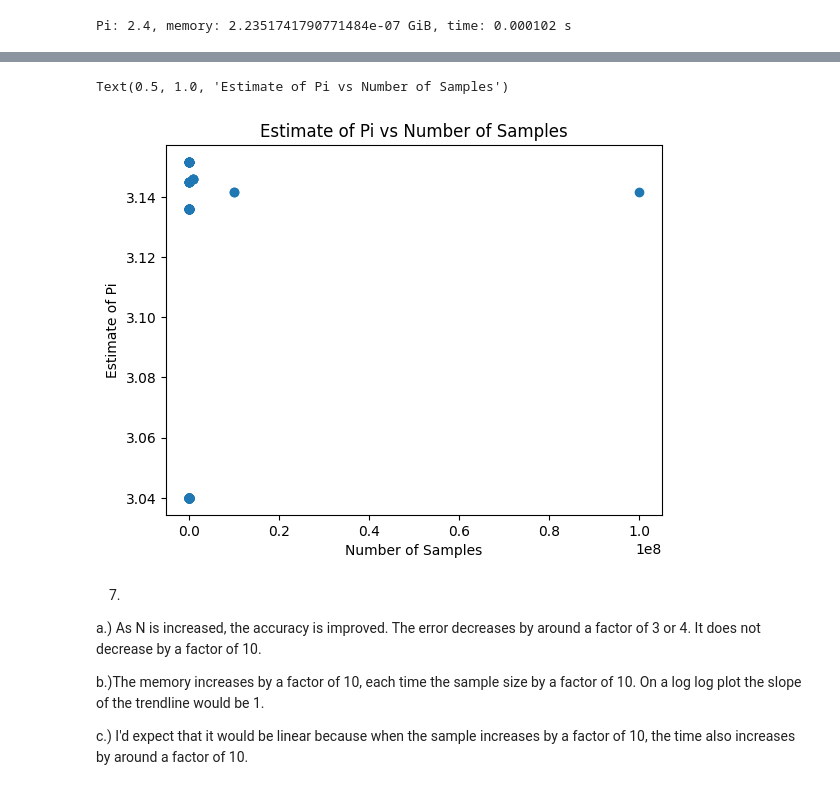
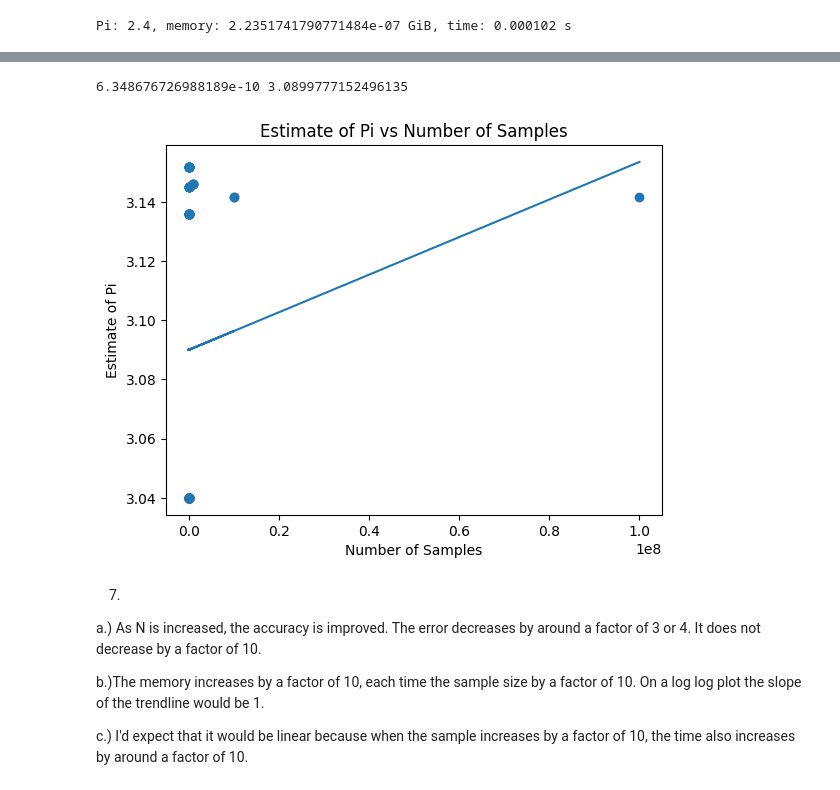
Before and after one commit to betts-hannah/numpy-matplotlib-miniproject, a Jupyter notebook: numpy_matplotlib_mini.ipynb, the cells around one changed output, grey strips where cells are left out. Cells and saved outputs as stored; diff of their text form; code cells hidden in the pictures.

```diff
--- a/numpy_matplotlib_mini.ipynb
+++ b/numpy_matplotlib_mini.ipynb
@@ -149,19 +161,25 @@ Text(0.5, 1.0, 'Time vs Number of Samples')
 # %%
 #Importing matplot library for graphs
 import matplotlib.pyplot as plt
 
 fig, ax = plt.subplots()
 
 #Creating the graph
 ax.scatter(x=data[:, 3], y=data[:,0])
 
 #Labeling the Graph
 ax.set_xlabel("Number of Samples")
 ax.set_ylabel("Estimate of Pi")
 ax.set_title("Estimate of Pi vs Number of Samples")
+
+#Adding the trendline
+z = np.polyfit(data[:, 3], data[:,0], 1)
+p = np.poly1d(z)
+plt.plot(data[:, 3], p(data[:, 3]))
+print(z[0],z[1])
 # %% [output]
-Text(0.5, 1.0, 'Estimate of Pi vs Number of Samples')
+6.348676726988189e-10 3.0899777152496135
-[figure, old version]
+[figure, new version]
 # %% [markdown]
 7.
 a.) As N is increased, the accuracy is improved. The error decreases by around a factor of 3 or 4. It does not decrease by a factor of 10.
```
Also changed, not shown: parts of 3 cells of this notebook.
